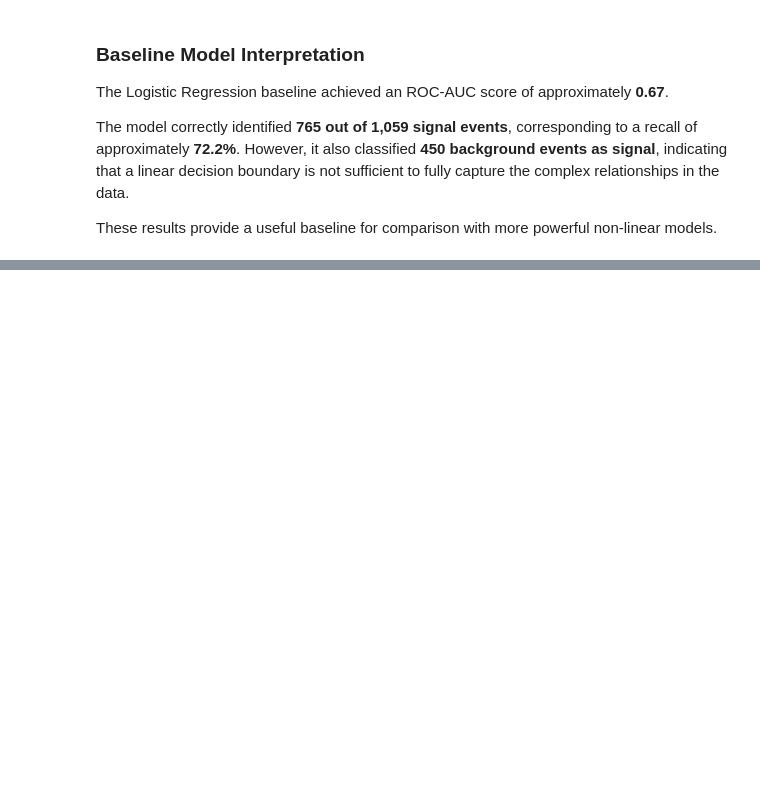
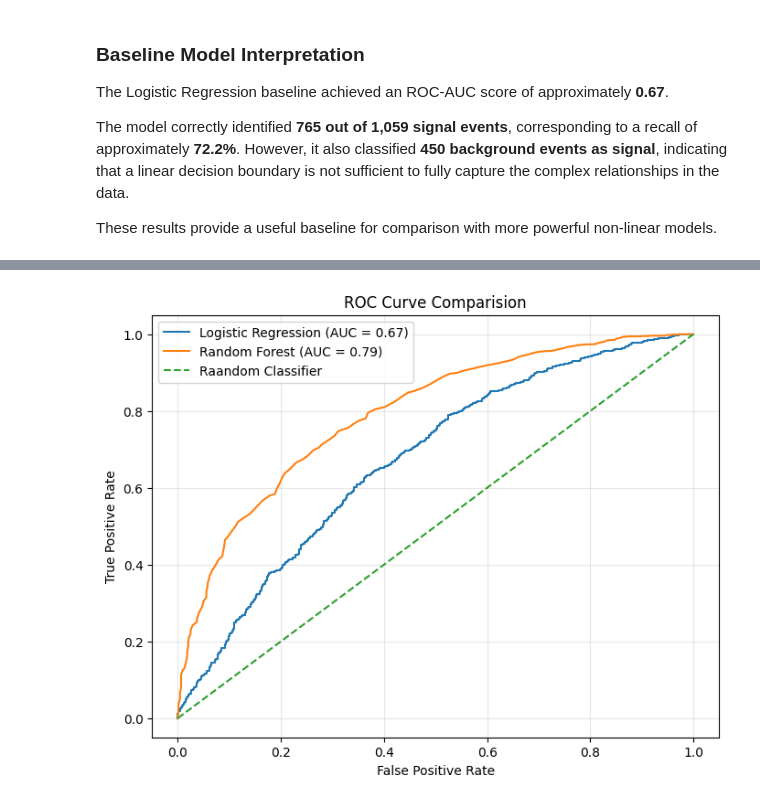
Before and after one commit to numericalmind/signalscope-ai, a Jupyter notebook: 01_baseline_model.ipynb, the cells around one changed output, grey strips where cells are left out. Saved outputs shown, nothing was run; the diff lists cells and outputs as text; code cells hidden in the pictures; blank space fills up the shorter version.

Commit message:
feat: add random forest model and feature importance analysis

```diff
--- a/01_baseline_model.ipynb
+++ b/01_baseline_model.ipynb
@@ -182,0 +190,10 @@ These results provide a useful baseline for comparison with more powerful non-li
+# %%
+from sklearn.ensemble import RandomForestClassifier
+rf_model = RandomForestClassifier(
+    n_estimators=200,
+    random_state=42,
+    n_jobs=-1
+)
+
+rf_model.fit(X_train, y_train)
+print("Random Forest trained successfully!")
@@ -182,0 +231,40 @@ These results provide a useful baseline for comparison with more powerful non-li
+# %%
+from sklearn.metrics import roc_curve, roc_auc_score
+import matplotlib.pyplot as plt
+
+# Logistic Regression
+lr_prob = model.predict_proba(X_test_scaled)[:,1]
+lr_auc = roc_auc_score(y_test, lr_prob)
+
+# Random Forest
+rf_prob = rf_model.predict_proba(X_test)[:,1]
+rf_auc = roc_auc_score(y_test, rf_prob)
+
+# Calculate Roc Curves
+fpr_lr, tpr_lr, _ = roc_curve(y_test, lr_prob)
+fpr_rf, tpr_rf, _ = roc_curve(y_test, rf_prob)
+
+# Plot Roc Curves
+
+plt.figure(figsize=(8, 6))
+plt.plot(
+    fpr_lr,
+    tpr_lr,
+    label="Logistic Regression (AUC = {:.2f})".format(lr_auc)
+)
+plt.plot(
+    fpr_rf,
+    tpr_rf,
+    label="Random Forest (AUC = {:.2f})".format(rf_auc)
+)
+
+plt.plot([0,1], [0,1], linestyle="--", label="Raandom Classifier")
+plt.xlabel("False Positive Rate")
+plt.ylabel("True Positive Rate")
+plt.title("ROC Curve Comparision")
+plt.legend()
+plt.grid(alpha=0.3)
+
+plt.show()
+# %% [output]
+[figure, added]
```
Also changed, not shown: parts of 8 cells of this notebook.
